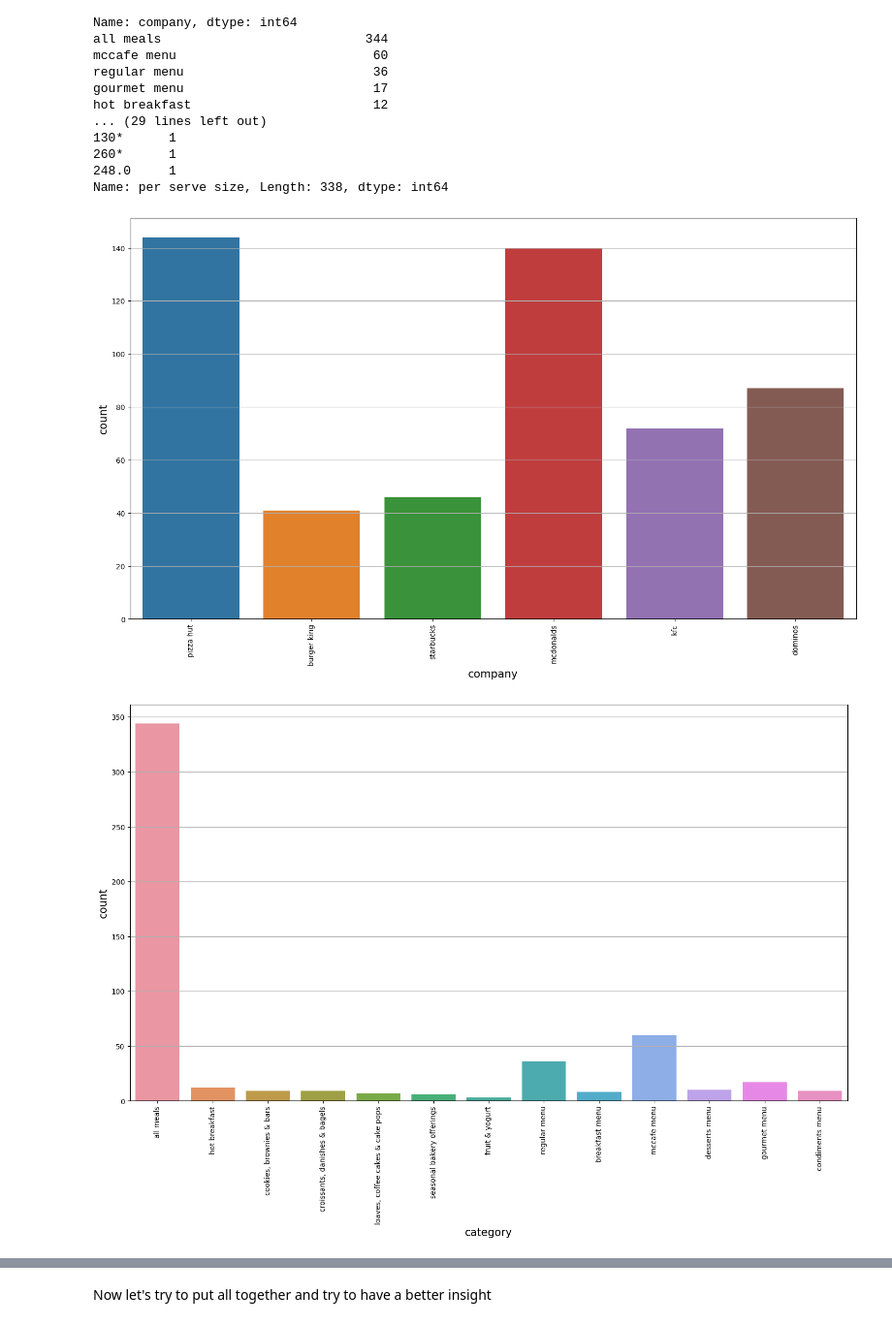
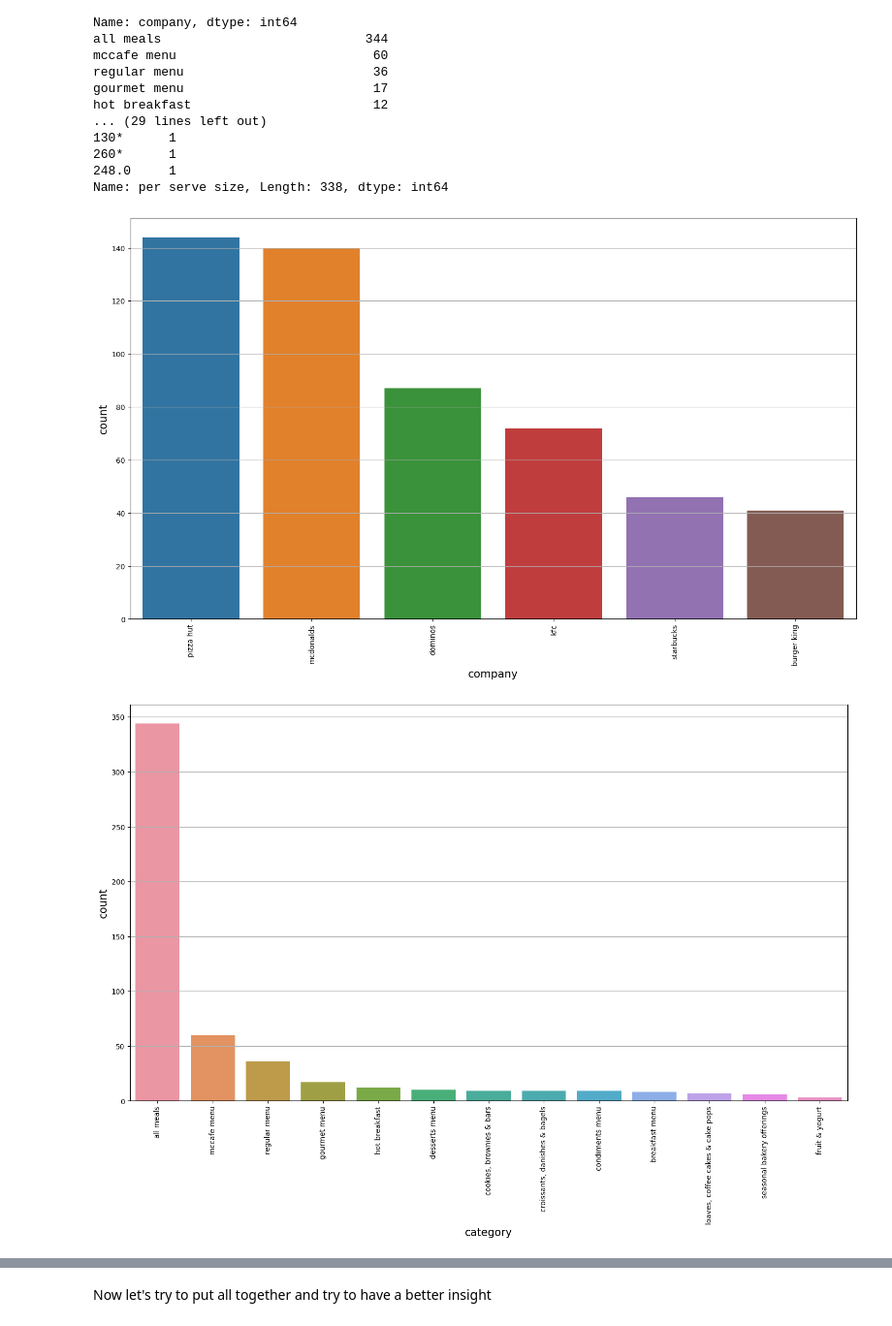
Before and after one commit to NicoGiamm/MachineLearning-DataScience_smallprojects, a Jupyter notebook: Fast Food Nutritional Values/Fast_food_analysis.ipynb, the cells around one changed output, grey strips where cells are left out. Shown at 97% size. Cells and saved outputs as stored; diff of their text form; code cells hidden in the pictures.

Commit message:
updated plots

```diff
--- a/Fast Food Nutritional Values/Fast_food_analysis.ipynb
+++ b/Fast Food Nutritional Values/Fast_food_analysis.ipynb
@@ -221,9 +221,9 @@ hot breakfast                        12
 Name: per serve size, Length: 338, dtype: int64
 # %%
 for col in cat_df.columns[:-1]:
-    sns.countplot(data=cat_df, x=col)
+    sns.countplot(data=cat_df, x=col, order=cat_df[col].value_counts().index)
     plt.xticks(rotation=90)
     plt.show()
 # %% [output]
-[figure, old version]
+[figure, new version]
-[figure, old version]
+[figure, new version]
```
Also changed, not shown: parts of 1 cell of this notebook.
